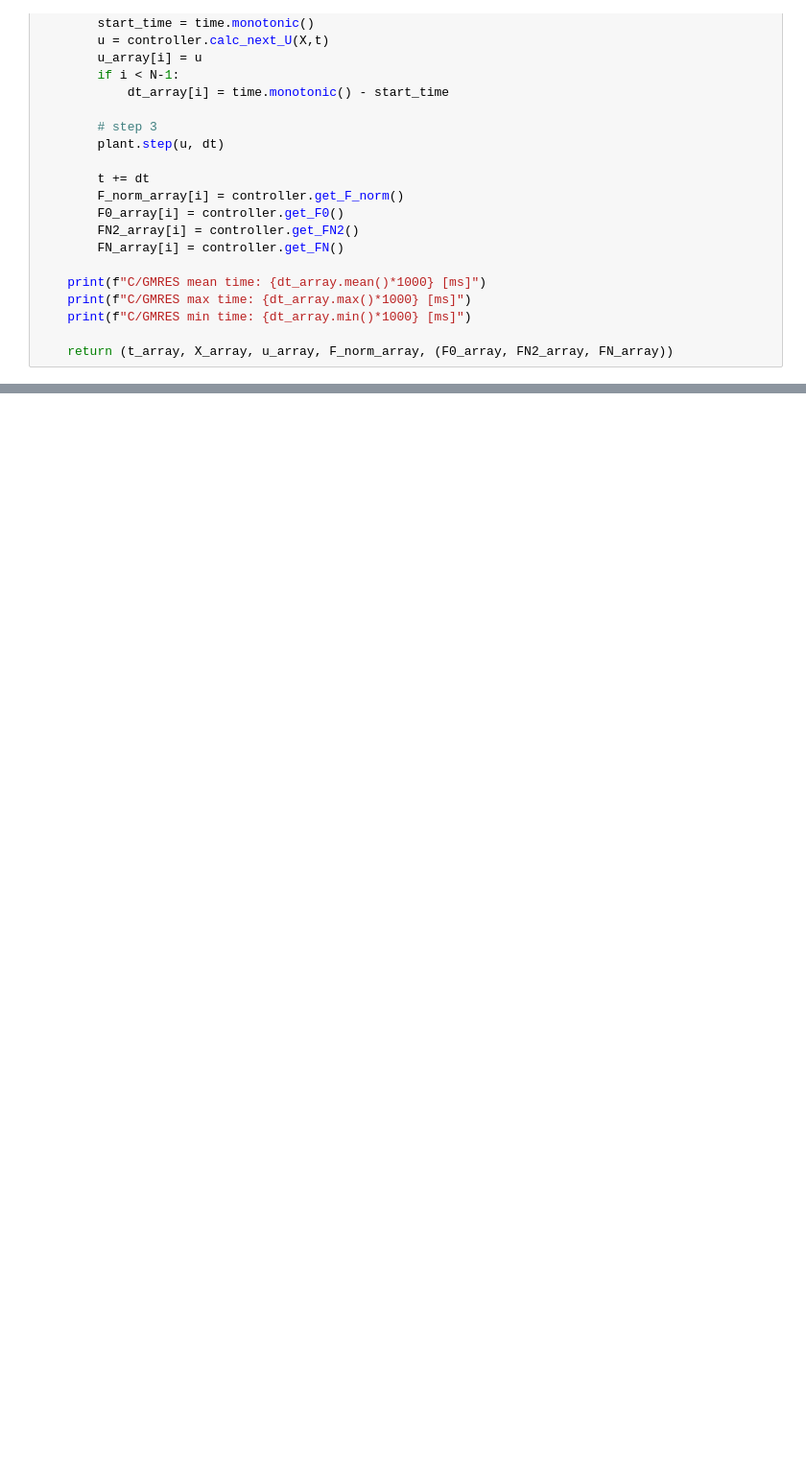
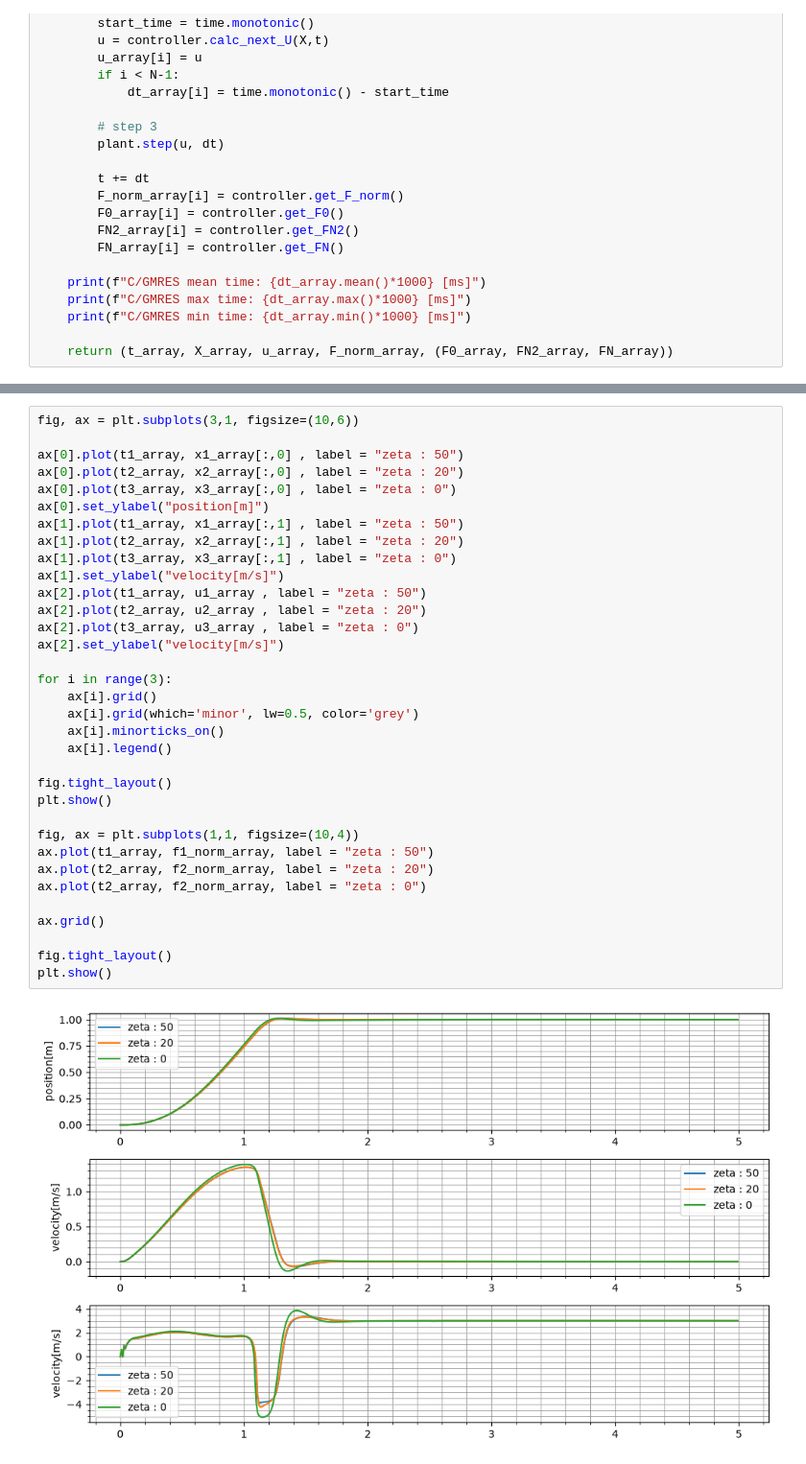
Before and after one commit to hideto008/learning_C-GMRES, a Jupyter notebook: Application/nonlinear_spring_with_constraint.ipynb, the cells around one changed output, grey strips where cells are left out. Shown at 96% size. Cells and saved outputs as stored; diff of their text form; blank space fills up the shorter version.

```diff
--- a/Application/nonlinear_spring_with_constraint.ipynb
+++ b/Application/nonlinear_spring_with_constraint.ipynb
@@ -1048,0 +1091,36 @@ C/GMRES min time: 0.22445799913839437 [ms]
+# %%
+fig, ax = plt.subplots(3,1, figsize=(10,6))
+
+ax[0].plot(t1_array, x1_array[:,0] , label = "zeta : 50")
+ax[0].plot(t2_array, x2_array[:,0] , label = "zeta : 20")
+ax[0].plot(t3_array, x3_array[:,0] , label = "zeta : 0")
+ax[0].set_ylabel("position[m]")
+ax[1].plot(t1_array, x1_array[:,1] , label = "zeta : 50")
+ax[1].plot(t2_array, x2_array[:,1] , label = "zeta : 20")
+ax[1].plot(t3_array, x3_array[:,1] , label = "zeta : 0")
+ax[1].set_ylabel("velocity[m/s]")
+ax[2].plot(t1_array, u1_array , label = "zeta : 50")
+ax[2].plot(t2_array, u2_array , label = "zeta : 20")
+ax[2].plot(t3_array, u3_array , label = "zeta : 0")
+ax[2].set_ylabel("velocity[m/s]")
+
+for i in range(3):
+    ax[i].grid()
+    ax[i].grid(which='minor', lw=0.5, color='grey')
+    ax[i].minorticks_on()
+    ax[i].legend()
+
+fig.tight_layout()
+plt.show()
+
+fig, ax = plt.subplots(1,1, figsize=(10,4))
+ax.plot(t1_array, f1_norm_array, label = "zeta : 50")
+ax.plot(t2_array, f2_norm_array, label = "zeta : 20")
+ax.plot(t2_array, f2_norm_array, label = "zeta : 0")
+
+ax.grid()
+
+fig.tight_layout()
+plt.show()
+# %% [output]
+[figure, added]
```
Also changed, not shown: parts of 15 cells of this notebook.
